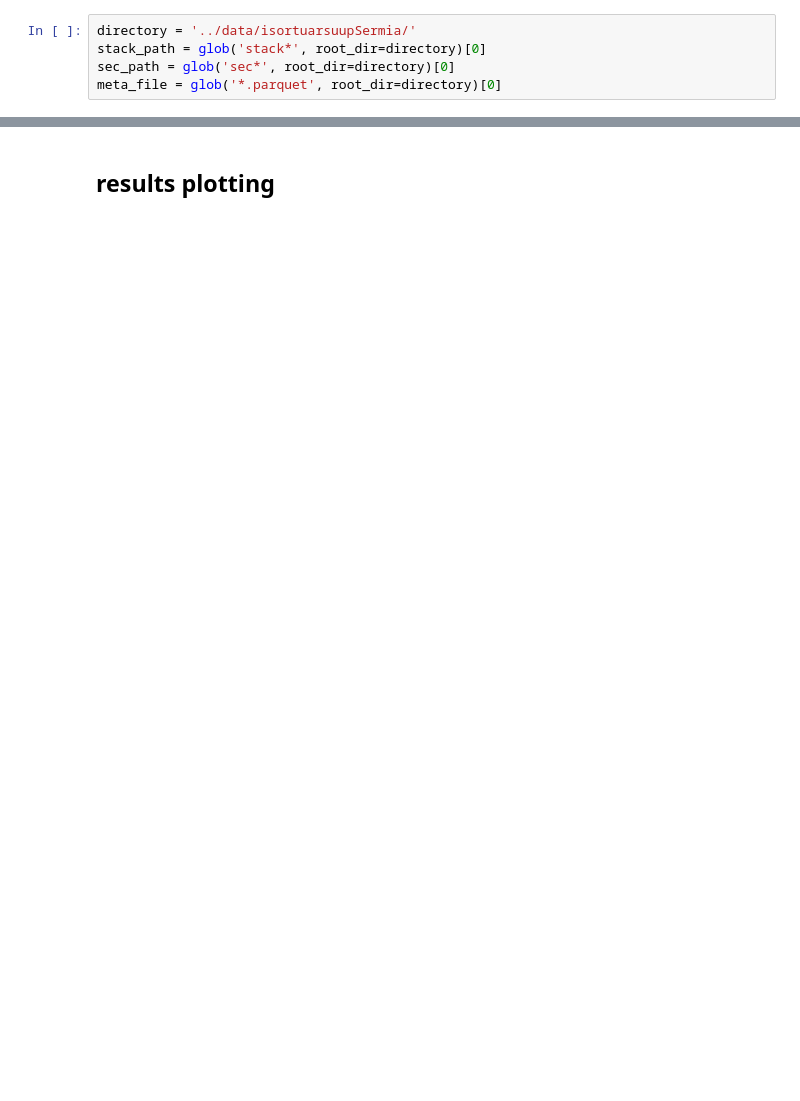
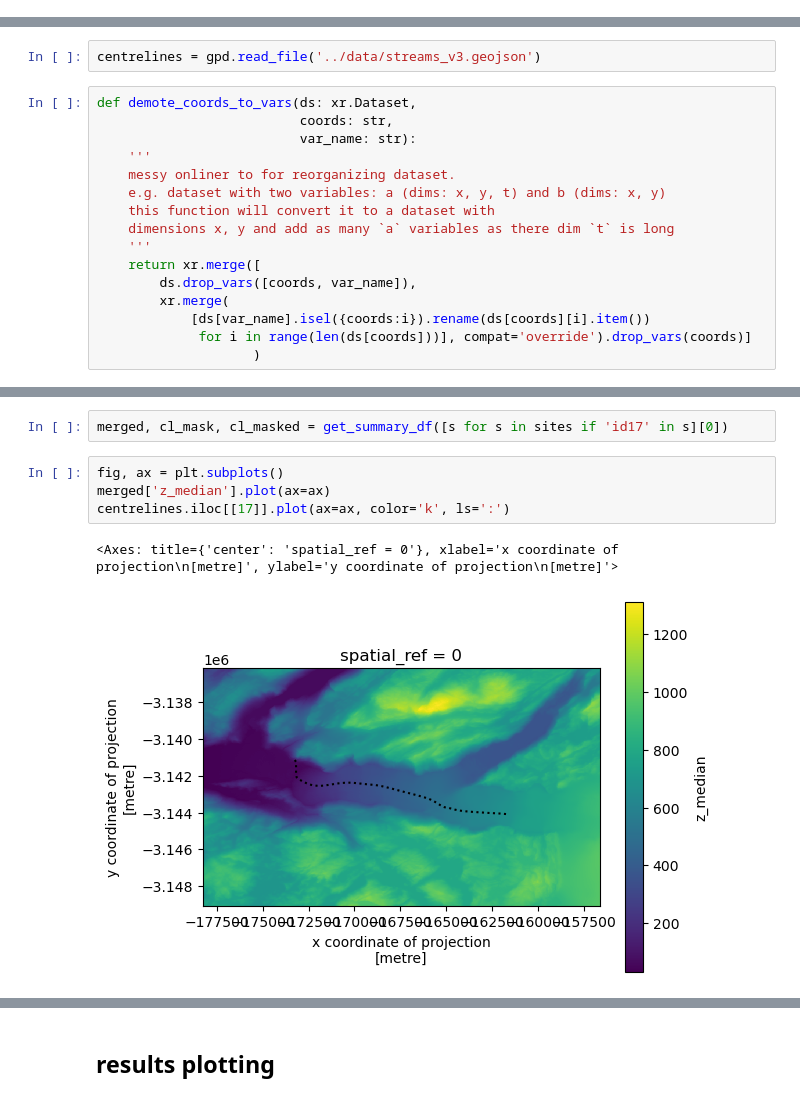
Before and after one commit to tlohde/lake-terminating-glaciers, a Jupyter notebook: src/scratchpad.ipynb, the cells around one changed output, grey strips where cells are left out. Drawn from its saved outputs; the diff is of its cells as text; blank space fills up the shorter version.

```diff
--- a/src/scratchpad.ipynb
+++ b/src/scratchpad.ipynb
@@ -101,5 +0,0 @@ selection = selection.loc[selection['acqdate1'].dt.year == 2018]
-# %%
-directory = '../data/isortuarsuupSermia/'
-stack_path = glob('stack*', root_dir=directory)[0]
-sec_path = glob('sec*', root_dir=directory)[0]
-meta_file = glob('*.parquet', root_dir=directory)[0]
@@ -215,0 +27,18 @@ dems['z'].sel(time=dems.time.dt.year==2018).squeeze().coarsen({'x':10, 'y':10},
+# %%
+centrelines = gpd.read_file('../data/streams_v3.geojson')
+# %%
+def demote_coords_to_vars(ds: xr.Dataset,
+                          coords: str,
+                          var_name: str):
+    '''
+    messy onliner to for reorganizing dataset.
+    e.g. dataset with two variables: a (dims: x, y, t) and b (dims: x, y)
+    this function will convert it to a dataset with
+    dimensions x, y and add as many `a` variables as there dim `t` is long
+    '''
+    return xr.merge([
+        ds.drop_vars([coords, var_name]),
+        xr.merge(
+            [ds[var_name].isel({coords:i}).rename(ds[coords][i].item())
+             for i in range(len(ds[coords]))], compat='override').drop_vars(coords)]
+                    )
@@ -215,0 +114,9 @@ dems['z'].sel(time=dems.time.dt.year==2018).squeeze().coarsen({'x':10, 'y':10},
+# %%
+merged, cl_mask, cl_masked = get_summary_df([s for s in sites if 'id17' in s][0])
+# %%
+fig, ax = plt.subplots()
+merged['z_median'].plot(ax=ax)
+centrelines.iloc[[17]].plot(ax=ax, color='k', ls=':')
+# %% [output]
+<Axes: title={'center': 'spatial_ref = 0'}, xlabel='x coordinate of projection\n[metre]', ylabel='y coordinate of projection\n[metre]'>
+[figure, added]
```
Also changed, not shown: parts of 53 cells of this notebook, 4 other files.
